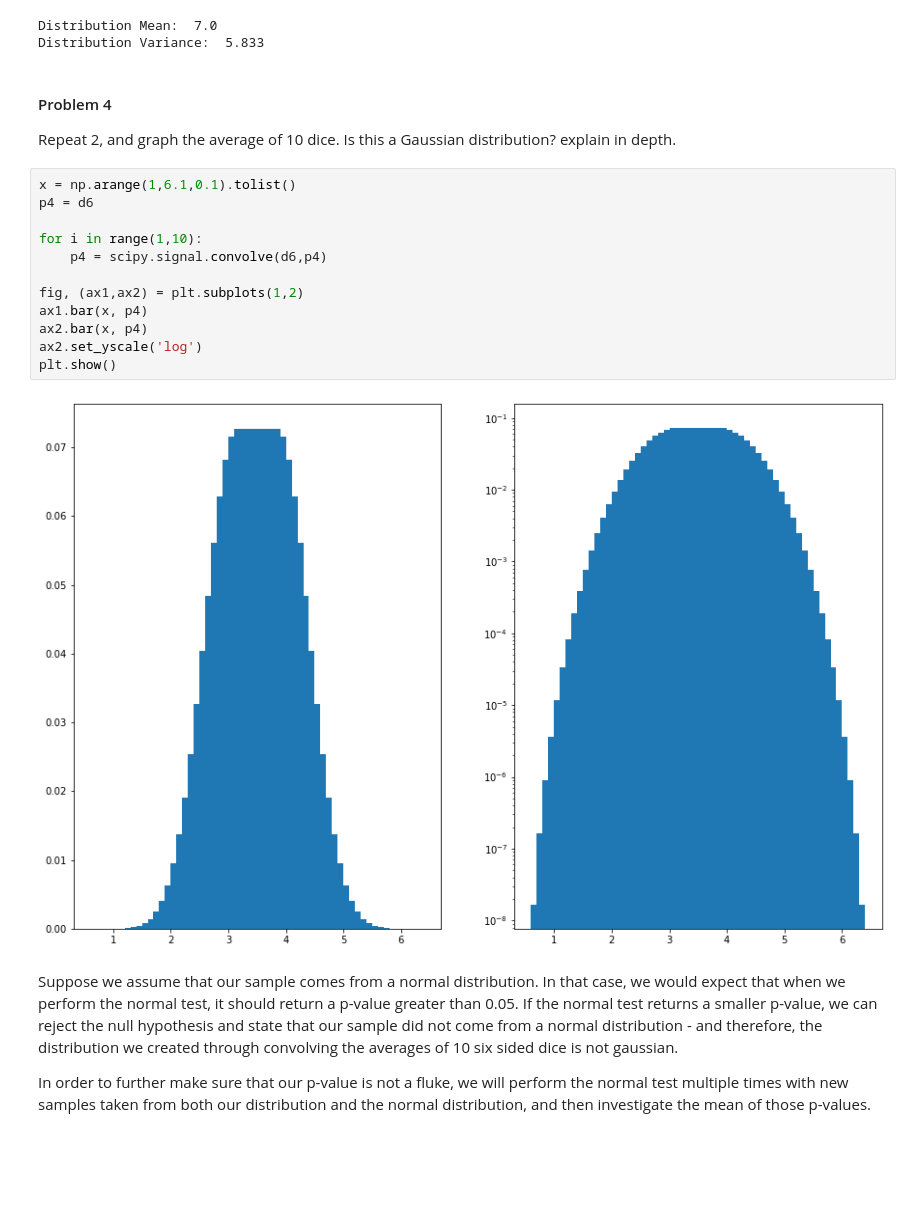
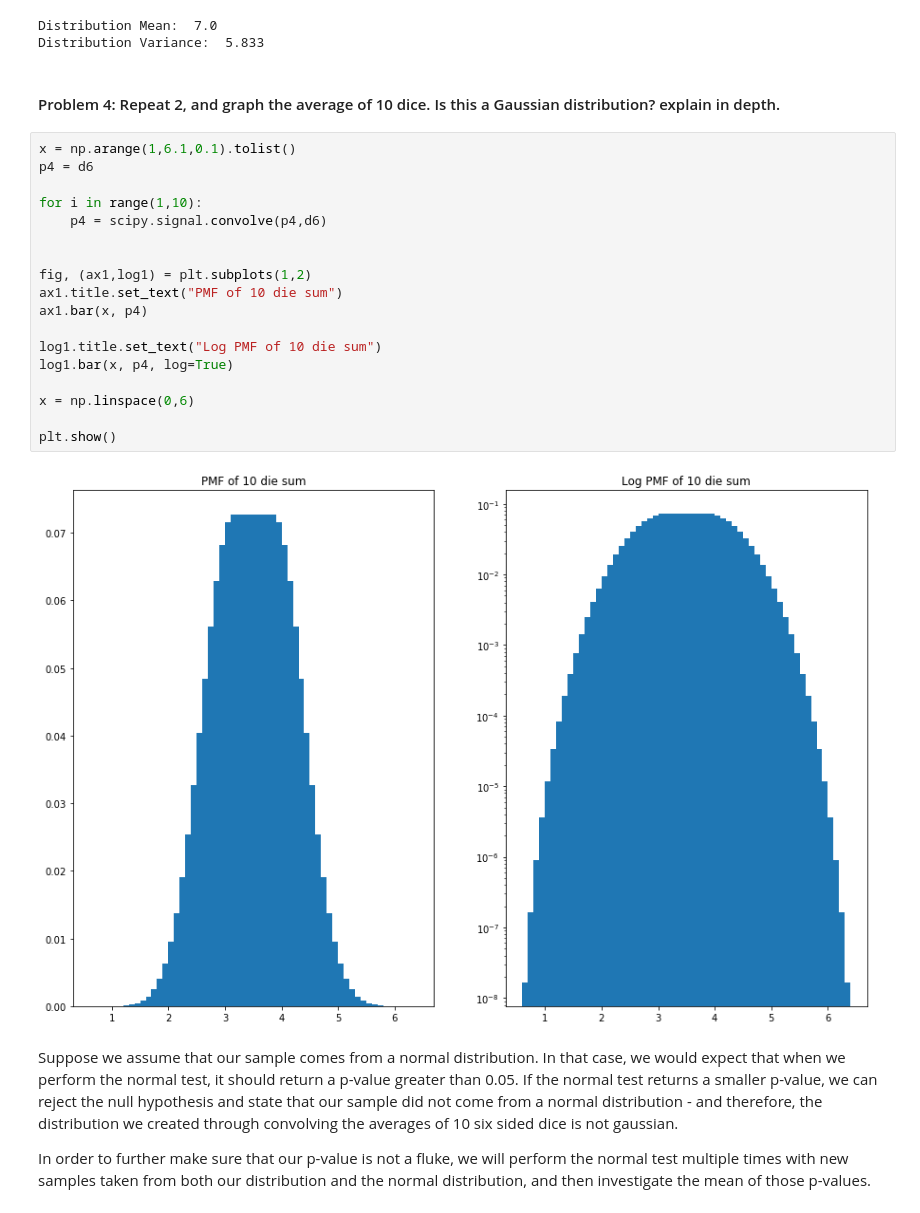
Before and after one commit to chkboris/Physics-434, a Jupyter notebook: HW 2.ipynb, the cells around one changed output. Cells and saved outputs as stored; diff of their text form; blank space fills up the shorter version.

```diff
--- a/HW 2.ipynb
+++ b/HW 2.ipynb
@@ -69,23 +72,27 @@ print("Distribution Variance: " , np.round(variance,3))
 Distribution Mean:  7.0
 Distribution Variance:  5.833
 # %% [markdown]
-#### Problem 4
-
-Repeat 2, and graph the average of 10 dice. Is this a Gaussian distribution? explain in depth.
+#### Problem 4: Repeat 2, and graph the average of 10 dice. Is this a Gaussian distribution? explain in depth.
 # %%
 x = np.arange(1,6.1,0.1).tolist()
 p4 = d6
 
 for i in range(1,10):
-    p4 = scipy.signal.convolve(d6,p4)
+    p4 = scipy.signal.convolve(p4,d6)
 
-fig, (ax1,ax2) = plt.subplots(1,2)
+
+fig, (ax1,log1) = plt.subplots(1,2)
+ax1.title.set_text("PMF of 10 die sum")
 ax1.bar(x, p4)
-ax2.bar(x, p4)
-ax2.set_yscale('log')
+
+log1.title.set_text("Log PMF of 10 die sum")
+log1.bar(x, p4, log=True)
+
+x = np.linspace(0,6)
+
 plt.show()
 # %% [output]
-[figure, old version]
+[figure, new version]
 # %% [markdown]
 Suppose we assume that our sample comes from a normal distribution. In that case, we would expect that when we perform the normal test, it should return a p-value greater than 0.05. If the normal test returns a smaller p-value, we can reject the null hypothesis and state that our sample did not come from a normal distribution - and therefore, the distribution we created through convolving the averages of 10 six sided dice is not gaussian.
 
```
Also changed, not shown: parts of 9 cells of this notebook.
